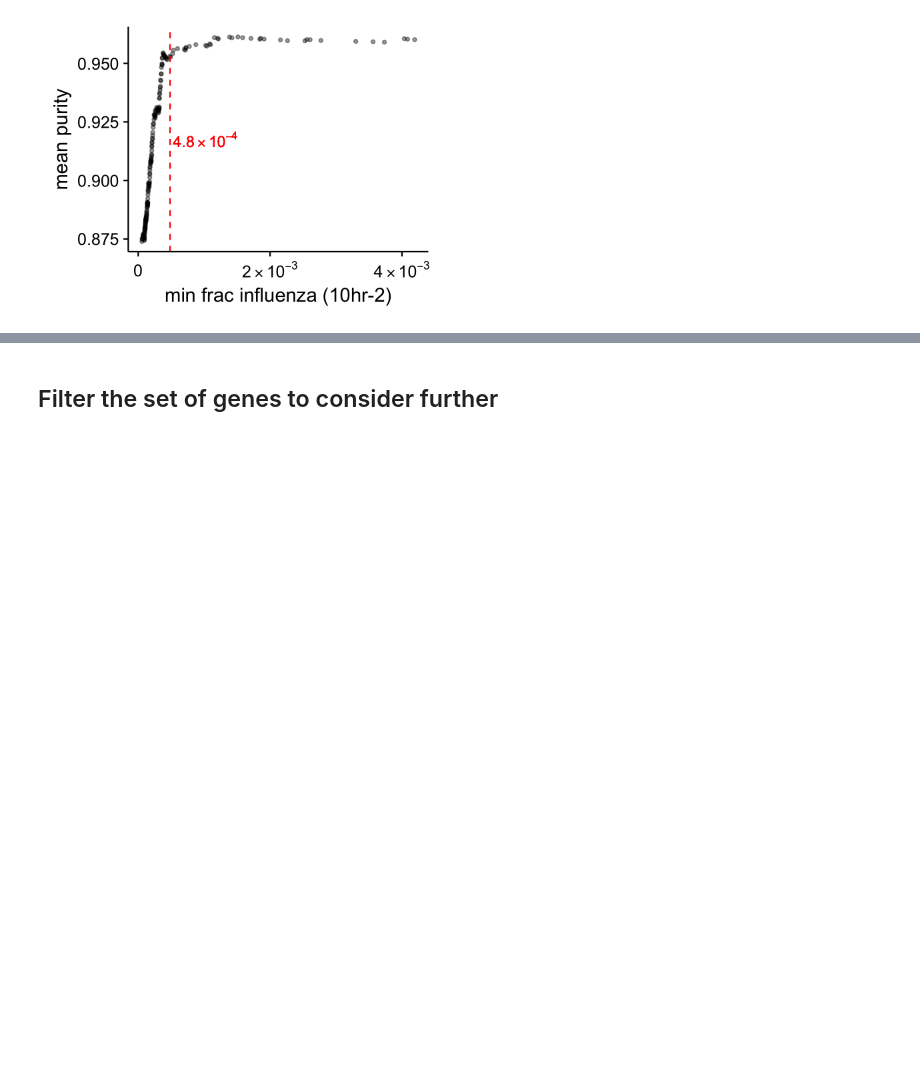
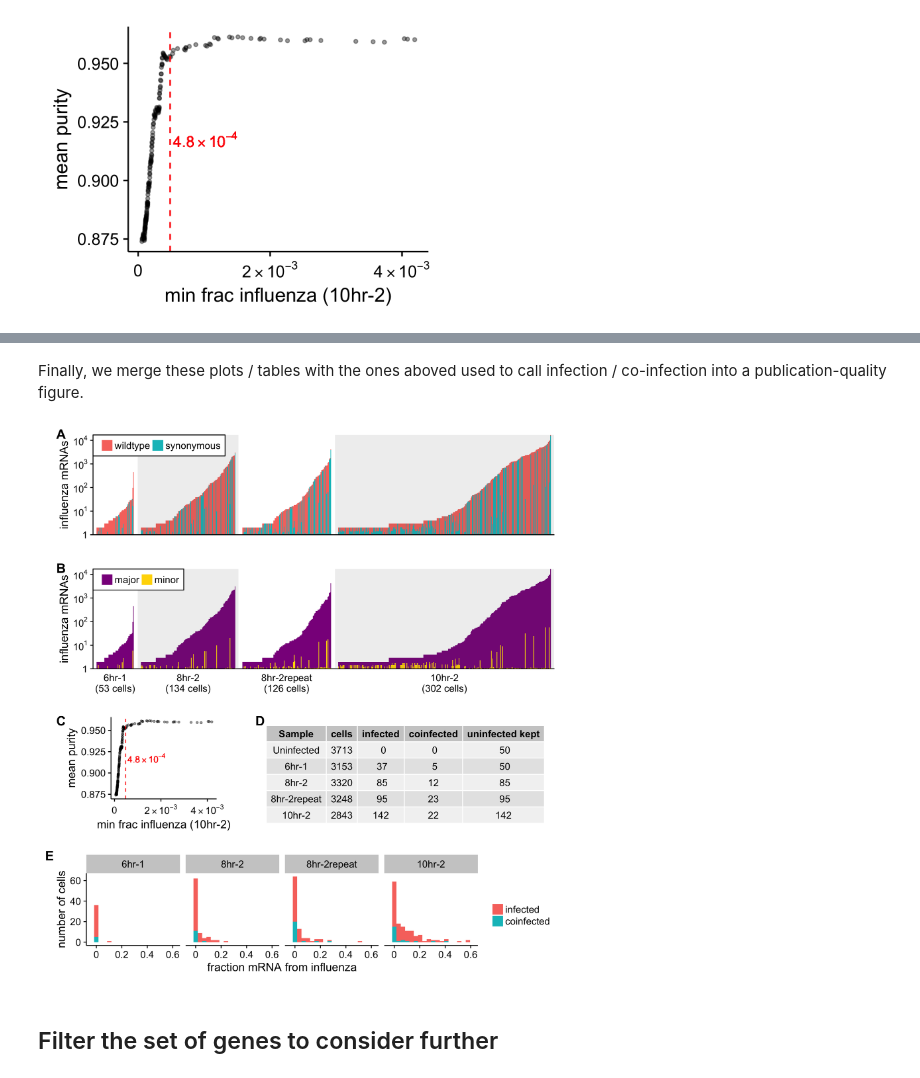
Before and after one commit to jbloomlab/flu_single_cell, a Jupyter notebook: monocle_analysis.ipynb, the cells around one changed output, grey strips where cells are left out. Drawn from its saved outputs; the diff is of its cells as text; code cells hidden in the pictures; blank space fills up the shorter version.

```diff
--- a/monocle_analysis.ipynb
+++ b/monocle_analysis.ipynb
@@ -447,3 +476,21 @@ saveShowPlot(p.frac.flu.summary, width=9, height=9.5)
+# %% [markdown]
+Finally, we merge these plots / tables with the ones aboved used to call infection / co-infection into a publication-quality figure.
+# %%
+# blank to fill space
+blank <- ggplot() + geom_blank(aes(1,1)) + theme_nothing()
+
+# layout in one nice figure
+p.frac.flu.summary <- plot_grid(
+  p.barcode.purity,
+  plot_grid(p.purity.threshold, blank, infected.summary %>% tableGrob(rows=NULL), scale=0.93,
+    labels=c("C", "", "D"), label_size=16, vjust=1, nrow=1, rel_widths=c(0.8, 0.1, 1.4)),
+  p.frac.flu,
+  labels=c("", "", "E"), label_size=16, vjust=1, ncol=1,
+  rel_heights=c(1, 0.51, 0.48), scale=0.97)
+
+saveShowPlot(p.frac.flu.summary, width=9, height=9.5)
+# %% [output]
+[figure, added]
 # %% [markdown]
 ## Filter the set of genes to consider further
 # %% [markdown]
```
Also changed, not shown: parts of 15 cells of this notebook.
